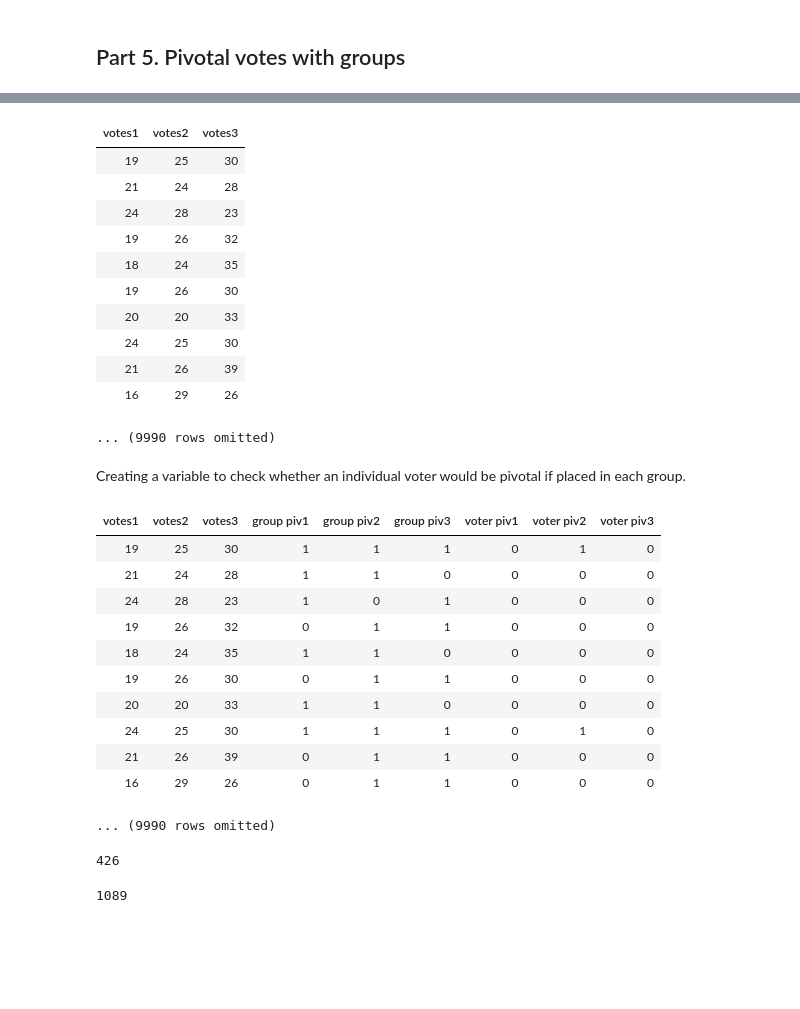
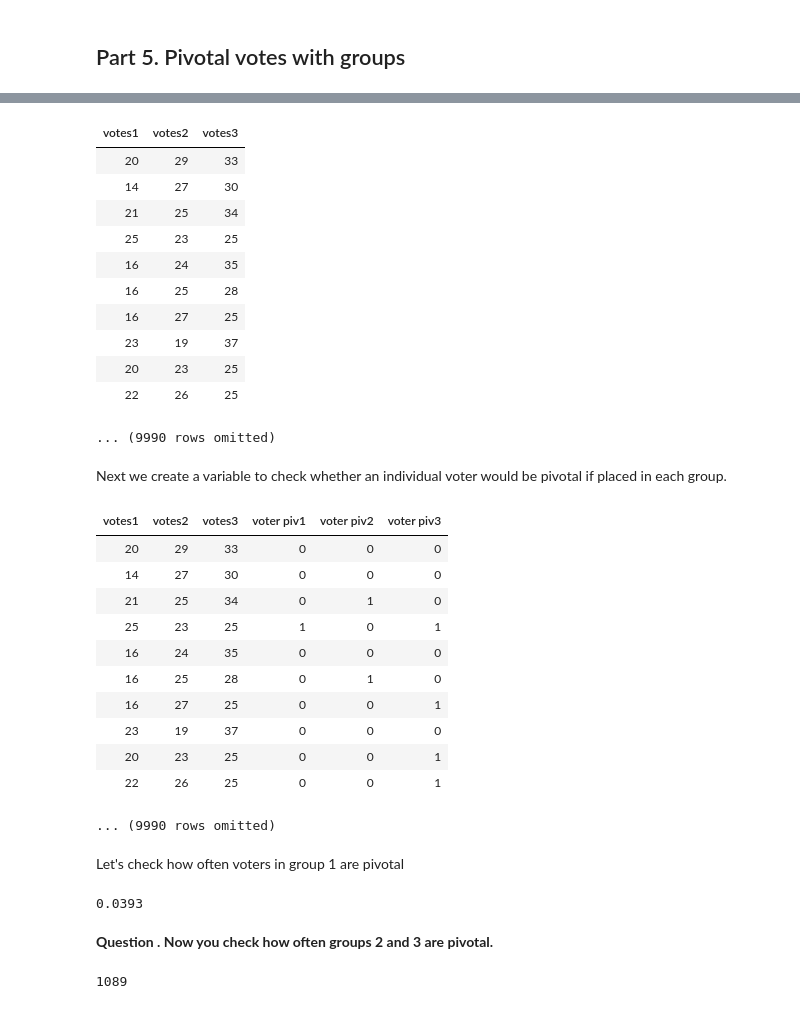
Before and after one commit to ellenrlasko/PS-88-21-DEV, a Jupyter notebook: lab/lab3/PS88_lab_week3.ipynb, the cells around one changed output, grey strips where cells are left out. Saved outputs shown, nothing was run; the diff lists cells and outputs as text; code cells hidden in the pictures; blank space fills up the shorter version.

```diff
--- a/lab/lab3/PS88_lab_week3.ipynb
+++ b/lab/lab3/PS88_lab_week3.ipynb
@@ -137,5 +148,4 @@ Let's see how the probability of being pivotal changes with a higher n
 # %%
-ntrials = 10000
 piv_trials100 = [one_pivot(n=100, p=.5) for _ in range(ntrials)]
 sum(piv_trials100)/ntrials
 # %% [output]
@@ -143,7 +153,6 @@ sum(piv_trials100)/ntrials
 # %% [markdown]
 Or a lower p
 # %%
-ntrials = 10000
 piv_trials100 = [one_pivot(n=100, p=.4) for _ in range(ntrials)]
 sum(piv_trials100)/ntrials
 # %% [output]
@@ -157,55 +176,62 @@ To learn about situations like the electoral college, let's do a simluation with
 # %%
-ntrials = 10000
+#Group sizes
 n1=50
 n2=50
 n3=50
+# Probability of voting for A, by group
 p1=.4
 p2=.5
 p3=.6
+# Creating arrays for simulations for each group
 group1 = [np.random.binomial(n=n1, p=p1) for _ in range(ntrials)]
 group2 = [np.random.binomial(n=n2, p=p2) for _ in range(ntrials)]
 group3 = [np.random.binomial(n=n3, p=p3) for _ in range(ntrials)]
+#Putting the arrays into a table
 grouptrials = Table().with_columns("votes1",group1,
                                  "votes2", group2,
                                  "votes3",group3)
 grouptrials
 # %% [output]
 | votes1 | votes2 | votes3 |
-| 19 | 25 | 30 |
-| 21 | 24 | 28 |
-| 24 | 28 | 23 |
-| 19 | 26 | 32 |
-| 18 | 24 | 35 |
-| 19 | 26 | 30 |
-| 20 | 20 | 33 |
-| 24 | 25 | 30 |
-| 21 | 26 | 39 |
-| 16 | 29 | 26 |
+| 20 | 29 | 33 |
+| 14 | 27 | 30 |
+| 21 | 25 | 34 |
+| 25 | 23 | 25 |
+| 16 | 24 | 35 |
+| 16 | 25 | 28 |
+| 16 | 27 | 25 |
+| 23 | 19 | 37 |
+| 20 | 23 | 25 |
+| 22 | 26 | 25 |
 ... (9990 rows omitted)
 # %% [markdown]
-Creating a variable to check whether an individual voter would be pivotal if placed in each group.
+Next we create a variable to check whether an individual voter would be pivotal if placed in each group.
 # %%
 grouptrials = grouptrials.with_columns("voter piv1", 1*(grouptrials.column("votes1")==n1/2),
                                        "voter piv2", 1*(grouptrials.column("votes2")==n2/2),
                                        "voter piv3", 1*(grouptrials.column("votes3")==n3/2))
 grouptrials
 # %% [output]
-| votes1 | votes2 | votes3 | group piv1 | group piv2 | group piv3 | voter piv1 | voter piv2 | voter piv3 |
-| 19 | 25 | 30 | 1 | 1 | 1 | 0 | 1 | 0 |
-| 21 | 24 | 28 | 1 | 1 | 0 | 0 | 0 | 0 |
-| 24 | 28 | 23 | 1 | 0 | 1 | 0 | 0 | 0 |
-| 19 | 26 | 32 | 0 | 1 | 1 | 0 | 0 | 0 |
-| 18 | 24 | 35 | 1 | 1 | 0 | 0 | 0 | 0 |
-| 19 | 26 | 30 | 0 | 1 | 1 | 0 | 0 | 0 |
-| 20 | 20 | 33 | 1 | 1 | 0 | 0 | 0 | 0 |
-| 24 | 25 | 30 | 1 | 1 | 1 | 0 | 1 | 0 |
-| 21 | 26 | 39 | 0 | 1 | 1 | 0 | 0 | 0 |
-| 16 | 29 | 26 | 0 | 1 | 1 | 0 | 0 | 0 |
+| votes1 | votes2 | votes3 | voter piv1 | voter piv2 | voter piv3 |
+| 20 | 29 | 33 | 0 | 0 | 0 |
+| 14 | 27 | 30 | 0 | 0 | 0 |
+| 21 | 25 | 34 | 0 | 1 | 0 |
+| 25 | 23 | 25 | 1 | 0 | 1 |
+| 16 | 24 | 35 | 0 | 0 | 0 |
+| 16 | 25 | 28 | 0 | 1 | 0 |
+| 16 | 27 | 25 | 0 | 0 | 1 |
+| 23 | 19 | 37 | 0 | 0 | 0 |
+| 20 | 23 | 25 | 0 | 0 | 1 |
+| 22 | 26 | 25 | 0 | 0 | 1 |
 ... (9990 rows omitted)
+# %% [markdown]
+Let's check how often voters in group 1 are pivotal
 # %%
-sum(grouptrials.column("voter piv1"))
+sum(grouptrials.column("voter piv1"))/ntrials
 # %% [output]
-426
+0.0393
+# %% [markdown]
+**Question . Now you check how often groups 2 and 3 are pivotal.**
 # %%
 sum(grouptrials.column("voter piv2"))
 # %% [output]
```
Also changed, not shown: parts of 35 cells of this notebook, 1 other file.
